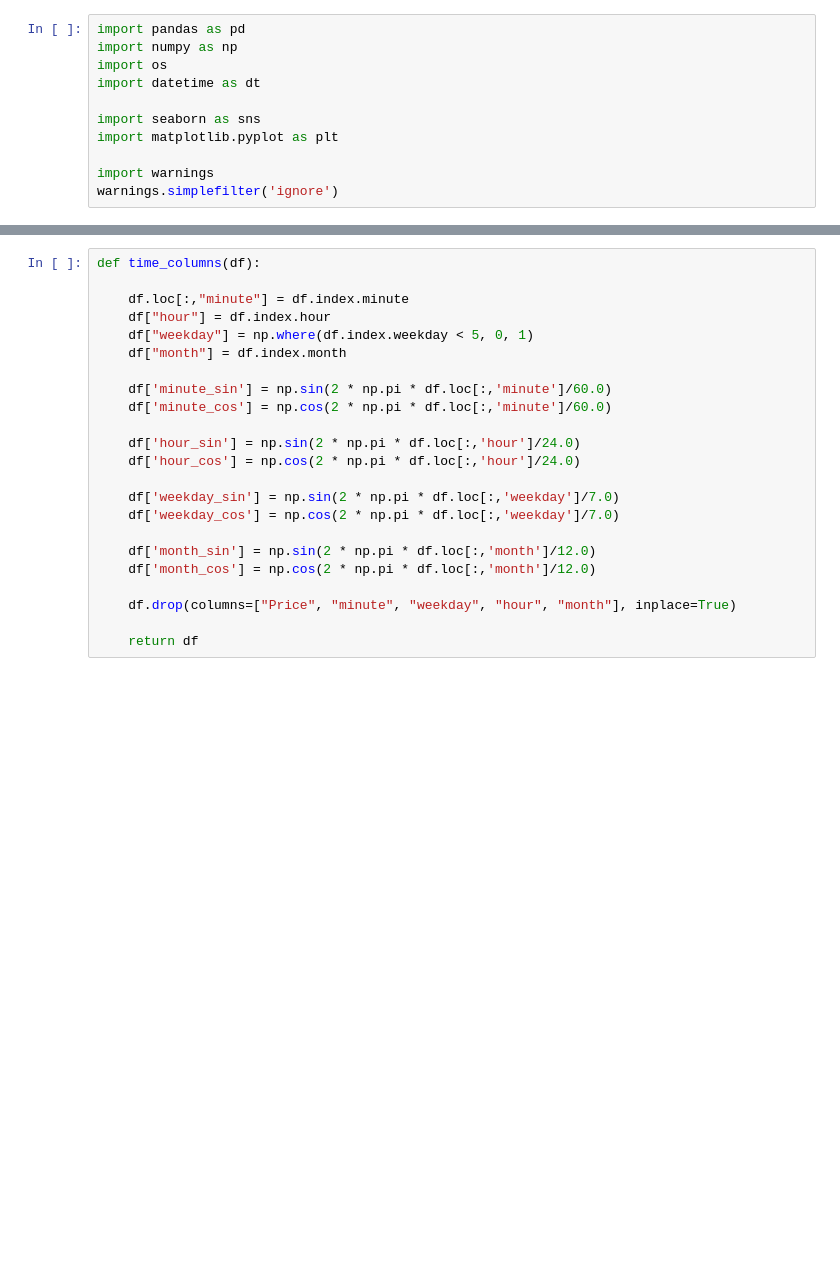
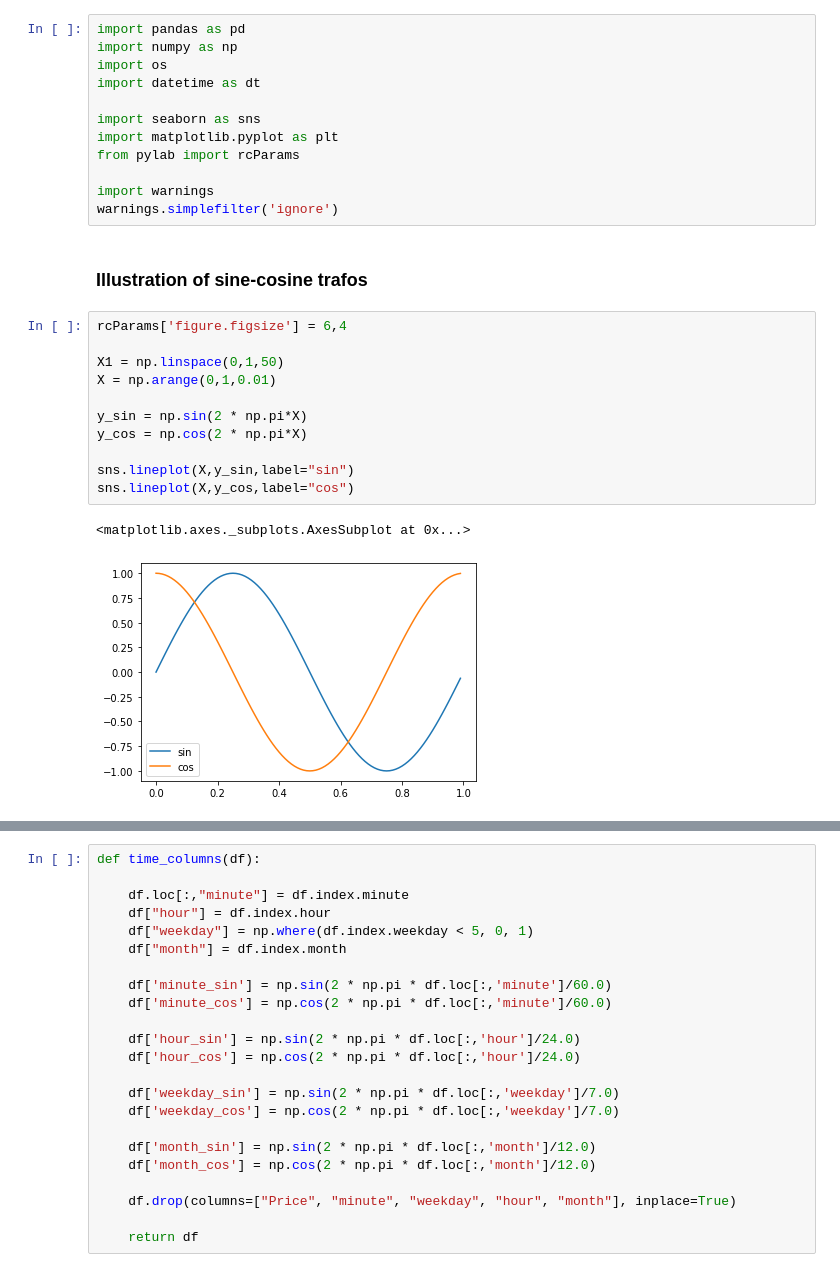
Before and after one commit to bkubsch/marginal-carbon, a Jupyter notebook: notebooks/8a_data_prep.ipynb, the cells around one changed output, grey strips where cells are left out. Saved outputs shown, nothing was run; the diff lists cells and outputs as text; blank space fills up the shorter version.

```diff
--- a/notebooks/8a_data_prep.ipynb
+++ b/notebooks/8a_data_prep.ipynb
@@ -6,6 +6,23 @@ import datetime as dt
 
 import seaborn as sns
 import matplotlib.pyplot as plt
+from pylab import rcParams
 
 import warnings
 warnings.simplefilter('ignore')
+# %% [markdown]
+### __Illustration of sine-cosine trafos__
+# %%
+rcParams['figure.figsize'] = 6,4
+
+X1 = np.linspace(0,1,50)
+X = np.arange(0,1,0.01)
+
+y_sin = np.sin(2 * np.pi*X)
+y_cos = np.cos(2 * np.pi*X)
+
+sns.lineplot(X,y_sin,label="sin")
+sns.lineplot(X,y_cos,label="cos")
+# %% [output]
+<matplotlib.axes._subplots.AxesSubplot at 0x...>
+[figure, added]
```
Also changed, not shown: parts of 44 cells of this notebook, 2 other files.
